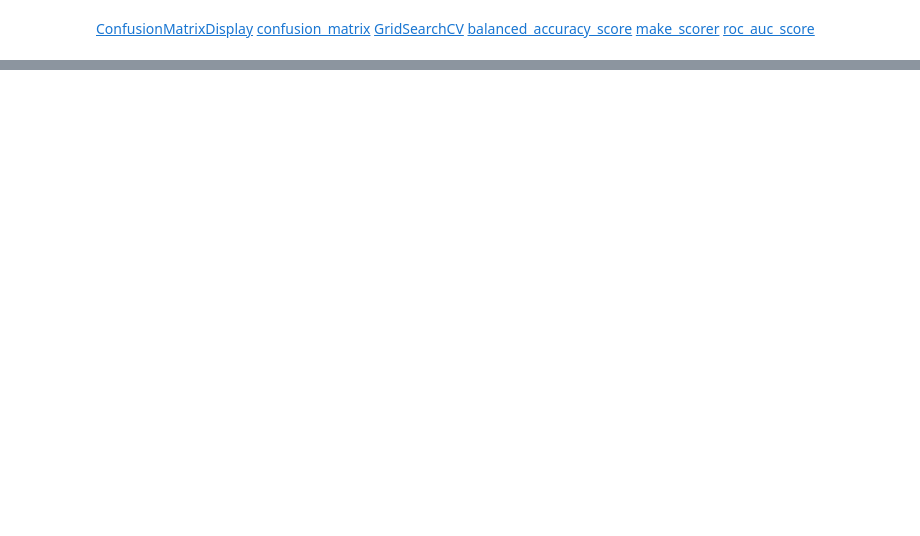
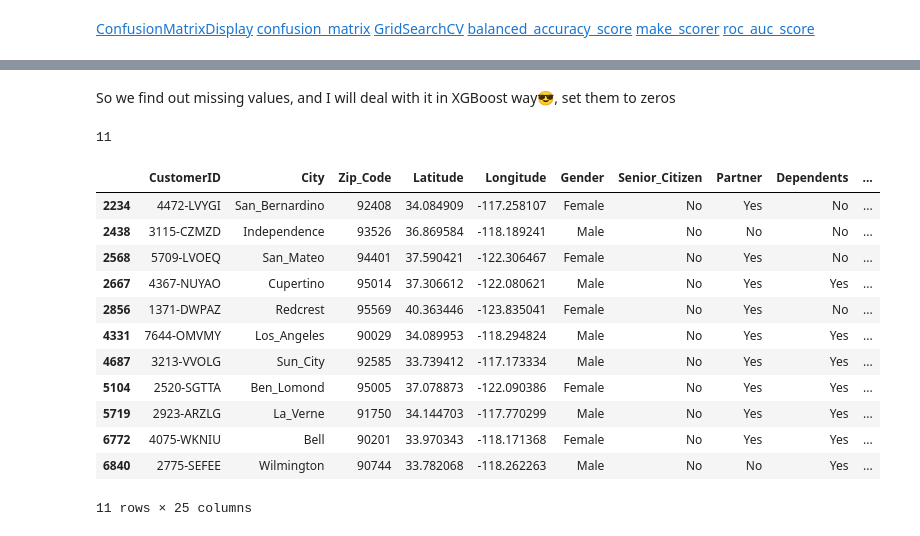
Before and after one commit to Fful/ml-xgboost, a Jupyter notebook: research.ipynb, the cells around one changed output, grey strips where cells are left out. Cells and saved outputs as stored; diff of their text form; code cells hidden in the pictures; blank space fills up the shorter version.

```diff
--- a/research.ipynb
+++ b/research.ipynb
@@ -19,0 +41,2 @@ True
+# %%
+df.drop(['Churn Label','Churn Reason','CLTV','Churn Score'], axis=1, inplace=True)
@@ -19,0 +50,4 @@ True
+# %%
+df.drop(df.columns[[1,2,3,6]], axis=1, inplace=True)
+# %%
+df['City'].replace(' ', '_', regex=True, inplace=True)
@@ -19,0 +60,2 @@ True
+# %%
+df.columns = df.columns.str.replace(' ','_')
@@ -19,0 +119,23 @@ True
+# %% [markdown]
+So we find out missing values, and I will deal with it in XGBoost way😎, set them to zeros
+# %%
+len(df.loc[df['Total_Charges']==' '])
+# %% [output]
+11
+# %%
+df.loc[df['Total_Charges']==' ']
+#Tenure_Months == 0 thats wy no data
+# %% [output]
+|  | CustomerID | City | Zip_Code | Latitude | Longitude | Gender | Senior_Citizen | Partner | Dependents | ... |
+| 2234 | 4472-LVYGI | San_Bernardino | 92408 | 34.084909 | -117.258107 | Female | No | Yes | No | ... |
+| 2438 | 3115-CZMZD | Independence | 93526 | 36.869584 | -118.189241 | Male | No | No | No | ... |
+| 2568 | 5709-LVOEQ | San_Mateo | 94401 | 37.590421 | -122.306467 | Female | No | Yes | No | ... |
+| 2667 | 4367-NUYAO | Cupertino | 95014 | 37.306612 | -122.080621 | Male | No | Yes | Yes | ... |
+| 2856 | 1371-DWPAZ | Redcrest | 95569 | 40.363446 | -123.835041 | Female | No | Yes | No | ... |
+| 4331 | 7644-OMVMY | Los_Angeles | 90029 | 34.089953 | -118.294824 | Male | No | Yes | Yes | ... |
+| 4687 | 3213-VVOLG | Sun_City | 92585 | 33.739412 | -117.173334 | Male | No | Yes | Yes | ... |
+| 5104 | 2520-SGTTA | Ben_Lomond | 95005 | 37.078873 | -122.090386 | Female | No | Yes | Yes | ... |
+| 5719 | 2923-ARZLG | La_Verne | 91750 | 34.144703 | -117.770299 | Male | No | Yes | Yes | ... |
+| 6772 | 4075-WKNIU | Bell | 90201 | 33.970343 | -118.171368 | Female | No | Yes | Yes | ... |
+| 6840 | 2775-SEFEE | Wilmington | 90744 | 33.782068 | -118.262263 | Male | No | No | Yes | ... |
+11 rows × 25 columns
```
Also changed, not shown: parts of 29 cells of this notebook.
